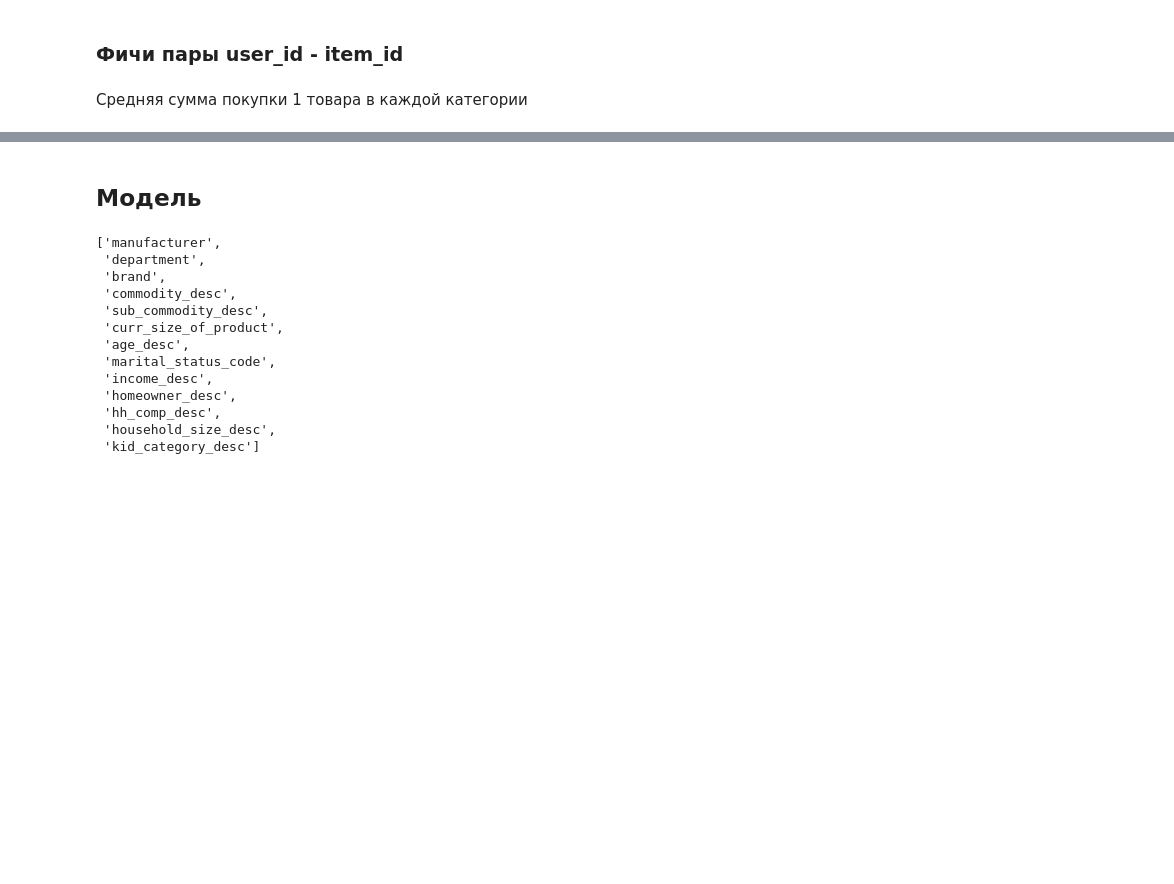
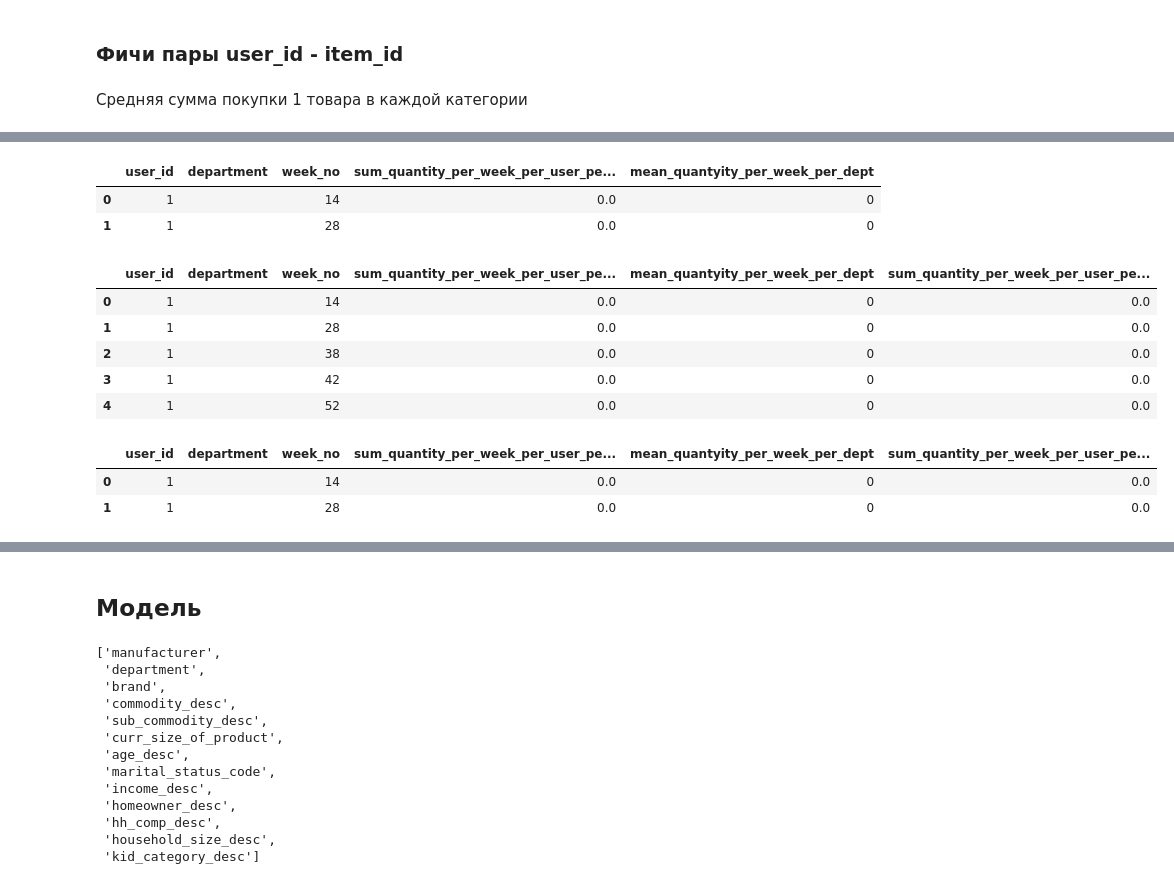
Before and after one commit to ssv273/Recom_systems, a Jupyter notebook: hw_webinar_6.ipynb, the cells around one changed output, grey strips where cells are left out. Drawn from its saved outputs; the diff is of its cells as text; code cells hidden in the pictures; blank space fills up the shorter version.

```diff
--- a/hw_webinar_6.ipynb
+++ b/hw_webinar_6.ipynb
@@ -420,0 +495,24 @@ temp_df.head()
+# %%
+temp_df = temp_df_1.merge(temp_df_2, on=['department', 'week_no'], how='left')
+temp_df.head(2)
+# %% [output]
+|  | user_id | department | week_no | sum_quantity_per_week_per_user_pe... | mean_quantyity_per_week_per_dept |
+| 0 | 1 |  | 14 | 0.0 | 0 |
+| 1 | 1 |  | 28 | 0.0 | 0 |
+# %%
+temp_df['sum_quantity_per_week_per_user_per_dept_minus_mean_quantyity_per_week_per_dept'] = \
+    temp_df['sum_quantity_per_week_per_user_per_dept'] - temp_df['mean_quantyity_per_week_per_dept']
+temp_df.head()
+# %% [output]
+|  | user_id | department | week_no | sum_quantity_per_week_per_user_pe... | mean_quantyity_per_week_per_dept | sum_quantity_per_week_per_user_pe... |
+| 0 | 1 |  | 14 | 0.0 | 0 | 0.0 |
+| 1 | 1 |  | 28 | 0.0 | 0 | 0.0 |
+| 2 | 1 |  | 38 | 0.0 | 0 | 0.0 |
+| 3 | 1 |  | 42 | 0.0 | 0 | 0.0 |
+| 4 | 1 |  | 52 | 0.0 | 0 | 0.0 |
+# %%
+temp_df.head(2)
+# %% [output]
+|  | user_id | department | week_no | sum_quantity_per_week_per_user_pe... | mean_quantyity_per_week_per_dept | sum_quantity_per_week_per_user_pe... |
+| 0 | 1 |  | 14 | 0.0 | 0 | 0.0 |
+| 1 | 1 |  | 28 | 0.0 | 0 | 0.0 |
```
Also changed, not shown: parts of 31 cells of this notebook.
